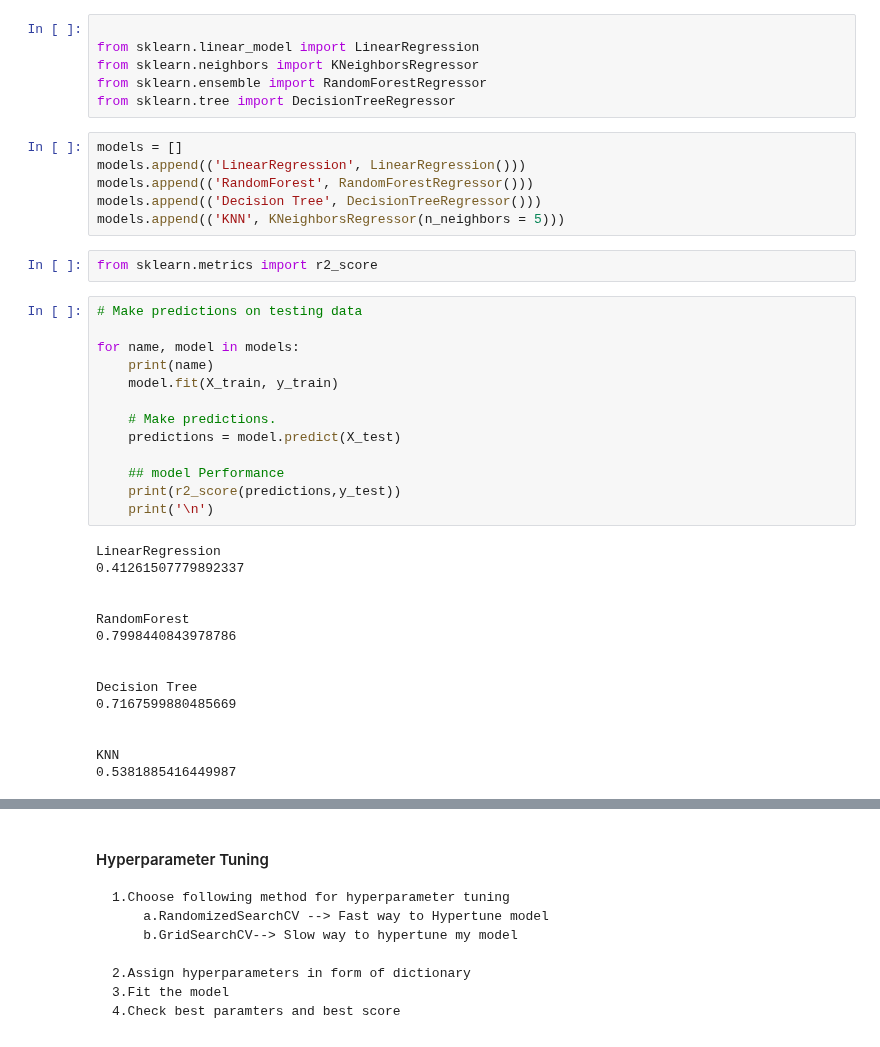
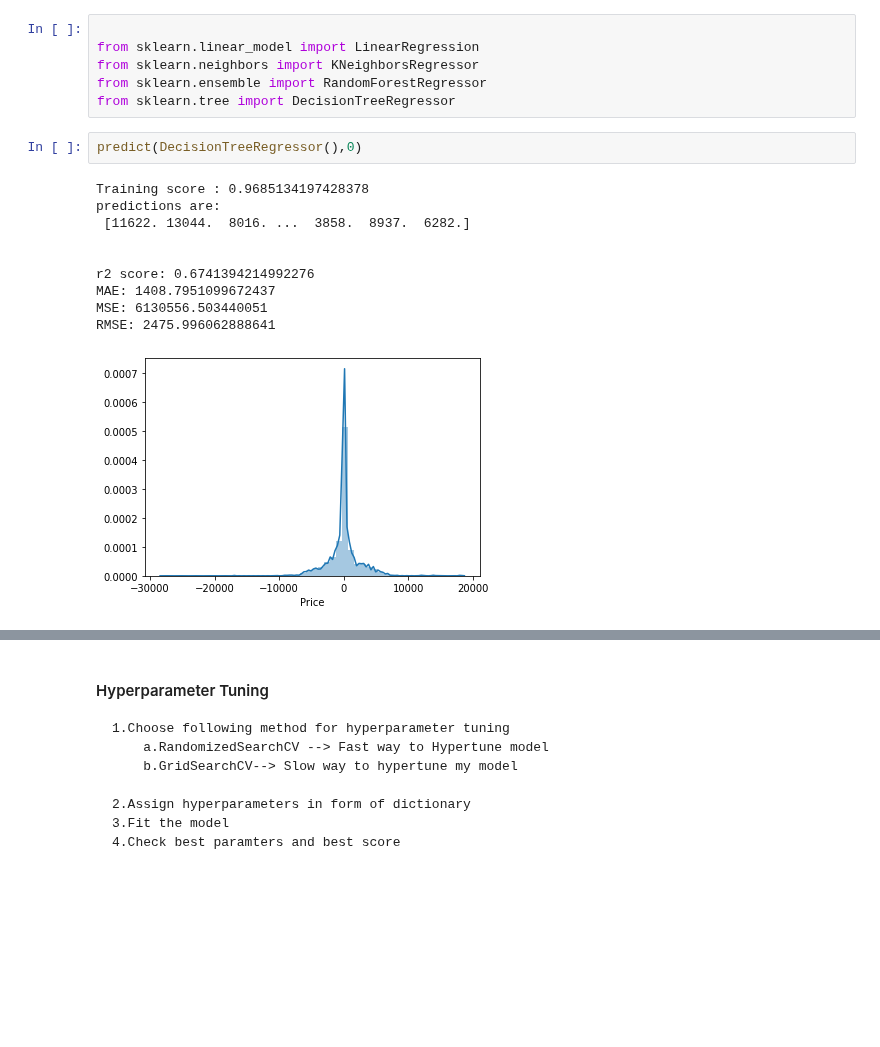
Before and after one commit to shan-2205/EDA, a Jupyter notebook: flight_price_deploy.ipynb, the cells around one changed output, grey strips where cells are left out. Saved outputs shown, nothing was run; the diff lists cells and outputs as text; blank space fills up the shorter version.

```diff
--- a/flight_price_deploy.ipynb
+++ b/flight_price_deploy.ipynb
@@ -863,39 +859,16 @@ from sklearn.linear_model import LinearRegression
 from sklearn.neighbors import KNeighborsRegressor
 from sklearn.ensemble import RandomForestRegressor
 from sklearn.tree import DecisionTreeRegressor
-# %%
-models = []
-models.append(('LinearRegression', LinearRegression()))
-models.append(('RandomForest', RandomForestRegressor()))
-models.append(('Decision Tree', DecisionTreeRegressor()))
-models.append(('KNN', KNeighborsRegressor(n_neighbors = 5)))
-# %%
-from sklearn.metrics import r2_score
-# %%
-# Make predictions on testing data
-
-for name, model in models:
-    print(name)
-    model.fit(X_train, y_train)
-
-    # Make predictions.
-    predictions = model.predict(X_test)
-
-    ## model Performance
-    print(r2_score(predictions,y_test))
-    print('\n')
-# %% [output]
-LinearRegression
-0.41261507779892337
-
-
-RandomForest
-0.7998440843978786
-
-
-Decision Tree
-0.7167599880485669
-
-
-KNN
-0.5381885416449987
+# %%
+predict(DecisionTreeRegressor(),0)
+# %% [output]
+Training score : 0.9685134197428378
+predictions are:
+ [11622. 13044.  8016. ...  3858.  8937.  6282.]
+
+
+r2 score: 0.6741394214992276
+MAE: 1408.7951099672437
+MSE: 6130556.503440051
+RMSE: 2475.996062888641
+[figure, added]
```
Also changed, not shown: parts of 30 cells of this notebook.
